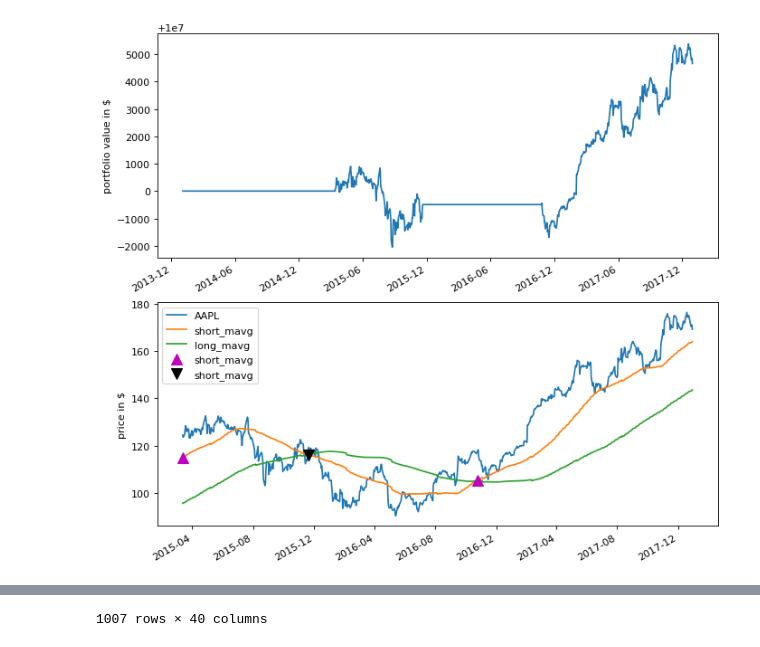
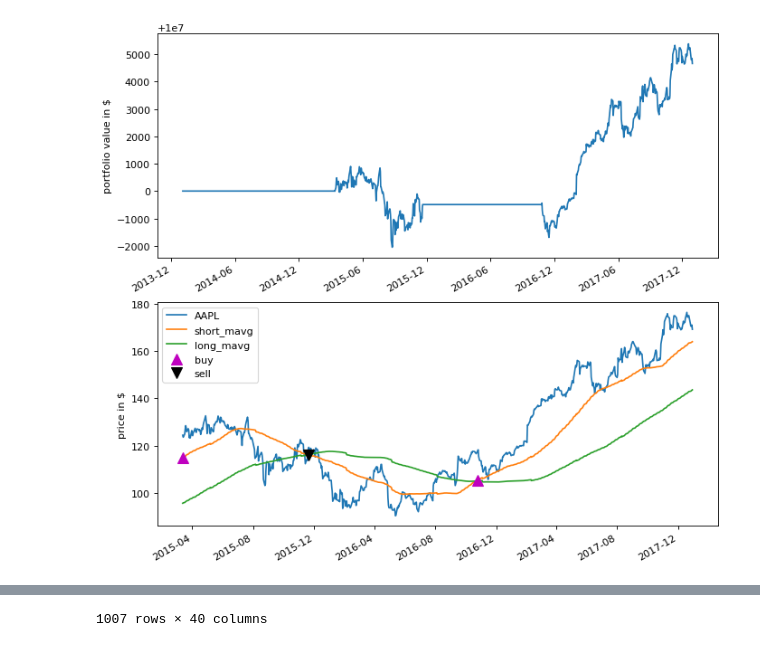
Before and after one commit to anarkia7115/QuantFinance, a Jupyter notebook: buy_apple.ipynb, the cells around one changed output, grey strips where cells are left out. Saved outputs shown, nothing was run; the diff lists cells and outputs as text; code cells hidden in the pictures.

Commit message:
change label

```diff
--- a/buy_apple.ipynb
+++ b/buy_apple.ipynb
@@ -37,36 +37,36 @@ def handle_data(context, data):
     elif short_mavg < long_mavg:
         order_target(context.asset, 0)
 
     record(AAPL=data.current(context.asset, 'price'),
            short_mavg=short_mavg,
            long_mavg=long_mavg)
 
 
 def analyze(context, perf):
     fig = plt.figure(figsize=(10,10),
                      dpi=80, facecolor='w', edgecolor='k')
     ax1 = fig.add_subplot(211)
     perf.portfolio_value.plot(ax=ax1)
     ax1.set_ylabel('portfolio value in $')
 
     ax2 = fig.add_subplot(212)
     perf['AAPL'].plot(ax=ax2)
     perf[['short_mavg', 'long_mavg']].plot(ax=ax2)
 
     perf_trans = perf.ix[[t != [] for t in perf.transactions]]
     buys = perf_trans.ix[[t[0]['amount'] > 0
                           for t in perf_trans.transactions]]
     sells = perf_trans.ix[
         [t[0]['amount'] < 0 for t in perf_trans.transactions]]
     ax2.plot(buys.index, perf.short_mavg.ix[buys.index],
-            '^', markersize=10, color='m')
+            '^', markersize=10, color='m', label="buy")
     ax2.plot(sells.index, perf.short_mavg.ix[sells.index],
-            'v', markersize=10, color='k')
+            'v', markersize=10, color='k', label="sell")
     ax2.set_ylabel('price in $')
     plt.legend(loc=0)
     plt.show()
 # %% [output]
-[figure, old version]
+[figure, new version]
 |  | AAPL | algo_volatility | algorithm_period_return | alpha | benchmark_period_return | benchmark_volatility | ... |
 | 2014-01-02 21:00:00+00:00 | NaN | NaN | 0.000000 | NaN | -0.009583 | NaN | ... |
 | 2014-01-03 21:00:00+00:00 | NaN | 0.000000 | 0.000000 | 0.000000 | -0.009773 | 0.105422 | ... |
```
